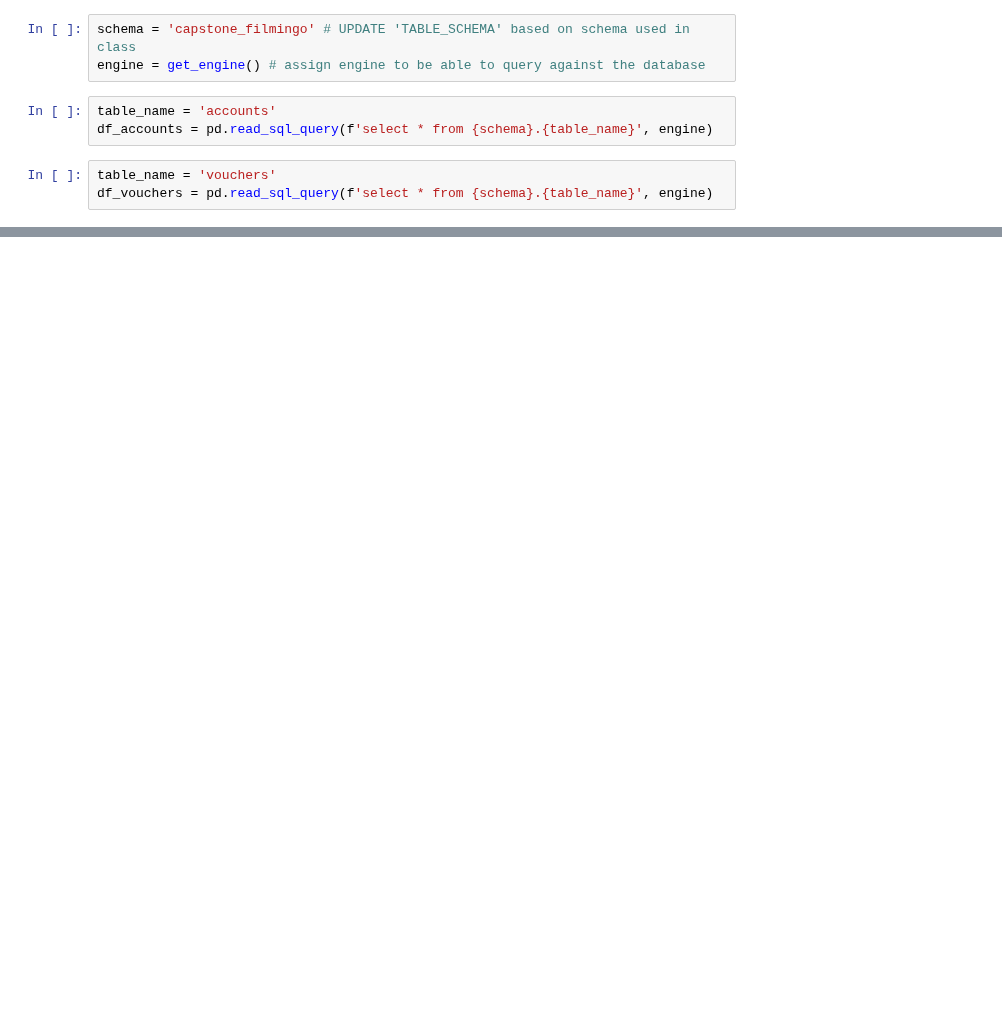
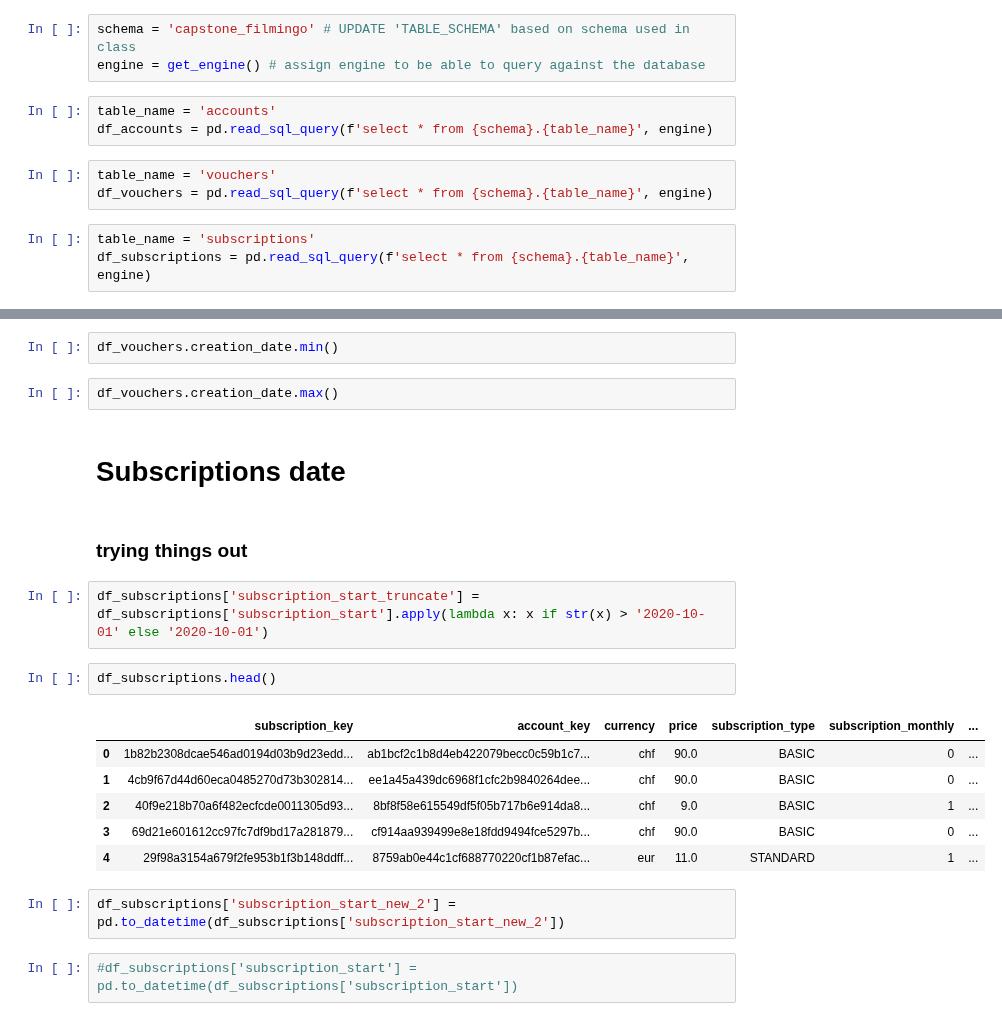
Before and after one commit to elisicke/Data-Analyst-Capstone-Project, a Jupyter notebook: EDA_Liz.ipynb, the cells around one changed output, grey strips where cells are left out. Cells and saved outputs as stored; diff of their text form; blank space fills up the shorter version.

```diff
--- a/EDA_Liz.ipynb
+++ b/EDA_Liz.ipynb
@@ -13,3 +14,6 @@ df_accounts = pd.read_sql_query(f'select * from {schema}.{table_name}', engine)
 # %%
 table_name = 'vouchers'
 df_vouchers = pd.read_sql_query(f'select * from {schema}.{table_name}', engine)
+# %%
+table_name = 'subscriptions'
+df_subscriptions = pd.read_sql_query(f'select * from {schema}.{table_name}', engine)
@@ -56,0 +96,23 @@ Timestamp('2022-12-02 00:00:00')
+# %%
+df_vouchers.creation_date.min()
+# %%
+df_vouchers.creation_date.max()
+# %% [markdown]
+# Subscriptions date
+# %% [markdown]
+### trying things out
+# %%
+df_subscriptions['subscription_start_truncate'] = df_subscriptions['subscription_start'].apply(lambda x: x if str(x) > '2020-10-01' else '2020-10-01')
+# %%
+df_subscriptions.head()
+# %% [output]
+|  | subscription_key | account_key | currency | price | subscription_type | subscription_monthly | ... |
+| 0 | 1b82b2308dcae546ad0194d03b9d23edd... | ab1bcf2c1b8d4eb422079becc0c59b1c7... | chf | 90.0 | BASIC | 0 | ... |
+| 1 | 4cb9f67d44d60eca0485270d73b302814... | ee1a45a439dc6968f1cfc2b9840264dee... | chf | 90.0 | BASIC | 0 | ... |
+| 2 | 40f9e218b70a6f482ecfcde0011305d93... | 8bf8f58e615549df5f05b717b6e914da8... | chf | 9.0 | BASIC | 1 | ... |
+| 3 | 69d21e601612cc97fc7df9bd17a281879... | cf914aa939499e8e18fdd9494fce5297b... | chf | 90.0 | BASIC | 0 | ... |
+| 4 | 29f98a3154a679f2fe953b1f3b148ddff... | 8759ab0e44c1cf688770220cf1b87efac... | eur | 11.0 | STANDARD | 1 | ... |
+# %%
+df_subscriptions['subscription_start_new_2'] = pd.to_datetime(df_subscriptions['subscription_start_new_2'])
+# %%
+#df_subscriptions['subscription_start'] = pd.to_datetime(df_subscriptions['subscription_start'])
```
Also changed, not shown: parts of 84 cells of this notebook.
